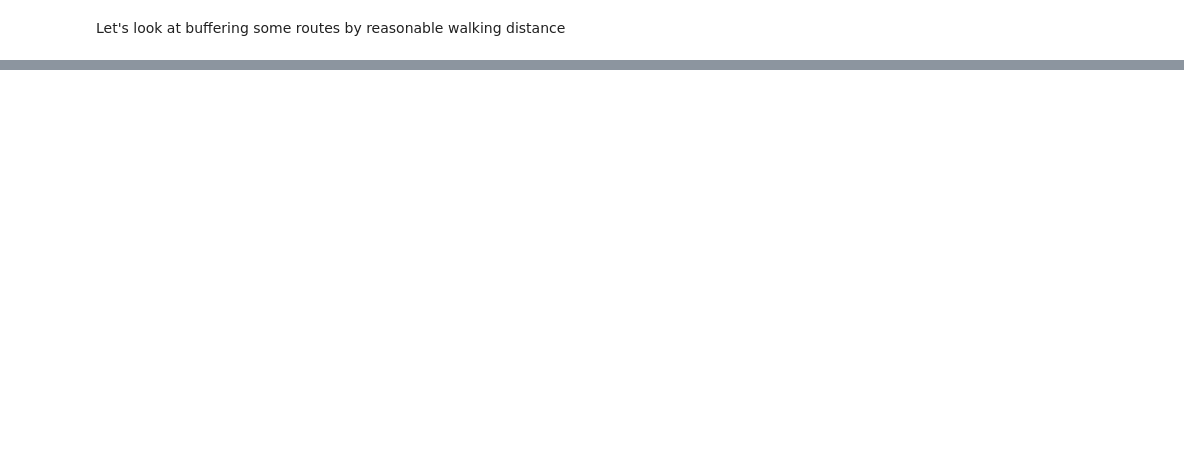
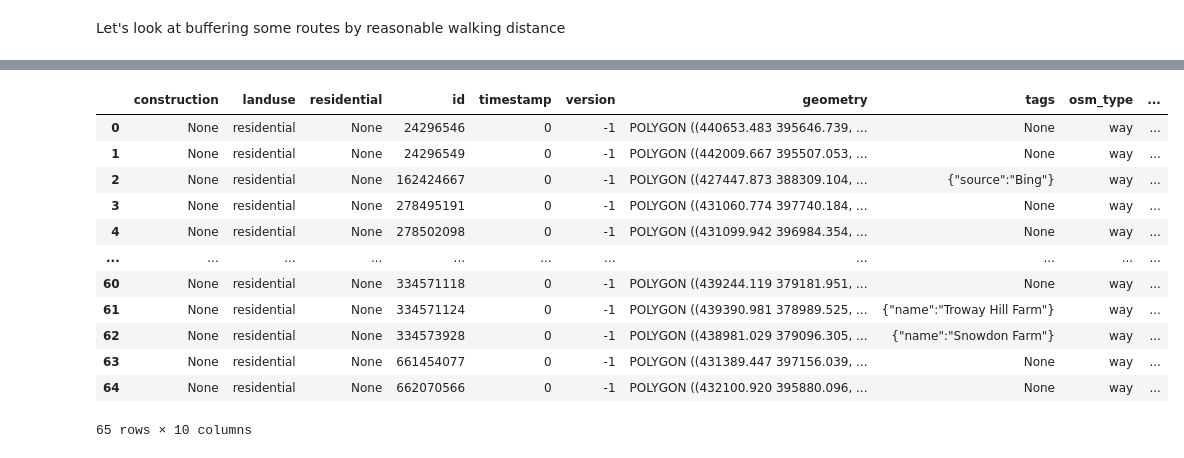
Before and after one commit to tbalbone31/pyrosm_hackathon, a Jupyter notebook: pyrosm_sheffield.ipynb, the cells around one changed output, grey strips where cells are left out. Cells and saved outputs as stored; diff of their text form; code cells hidden in the pictures; blank space fills up the shorter version.

```diff
--- a/pyrosm_sheffield.ipynb
+++ b/pyrosm_sheffield.ipynb
@@ -101,0 +123,16 @@ transit["buffered"] = transit.buffer(10)
+# %%
+residential_outside_1km
+# %% [output]
+|  | construction | landuse | residential | id | timestamp | version | geometry | tags | osm_type | ... |
+| 0 | None | residential | None | 24296546 | 0 | -1 | POLYGON ((440653.483 395646.739, ... | None | way | ... |
+| 1 | None | residential | None | 24296549 | 0 | -1 | POLYGON ((442009.667 395507.053, ... | None | way | ... |
+| 2 | None | residential | None | 162424667 | 0 | -1 | POLYGON ((427447.873 388309.104, ... | {"source":"Bing"} | way | ... |
+| 3 | None | residential | None | 278495191 | 0 | -1 | POLYGON ((431060.774 397740.184, ... | None | way | ... |
+| 4 | None | residential | None | 278502098 | 0 | -1 | POLYGON ((431099.942 396984.354, ... | None | way | ... |
+| ... | ... | ... | ... | ... | ... | ... | ... | ... | ... | ... |
+| 60 | None | residential | None | 334571118 | 0 | -1 | POLYGON ((439244.119 379181.951, ... | None | way | ... |
+| 61 | None | residential | None | 334571124 | 0 | -1 | POLYGON ((439390.981 378989.525, ... | {"name":"Troway Hill Farm"} | way | ... |
+| 62 | None | residential | None | 334573928 | 0 | -1 | POLYGON ((438981.029 379096.305, ... | {"name":"Snowdon Farm"} | way | ... |
+| 63 | None | residential | None | 661454077 | 0 | -1 | POLYGON ((431389.447 397156.039, ... | None | way | ... |
+| 64 | None | residential | None | 662070566 | 0 | -1 | POLYGON ((432100.920 395880.096, ... | None | way | ... |
+65 rows × 10 columns
```
Also changed, not shown: parts of 8 cells of this notebook.
